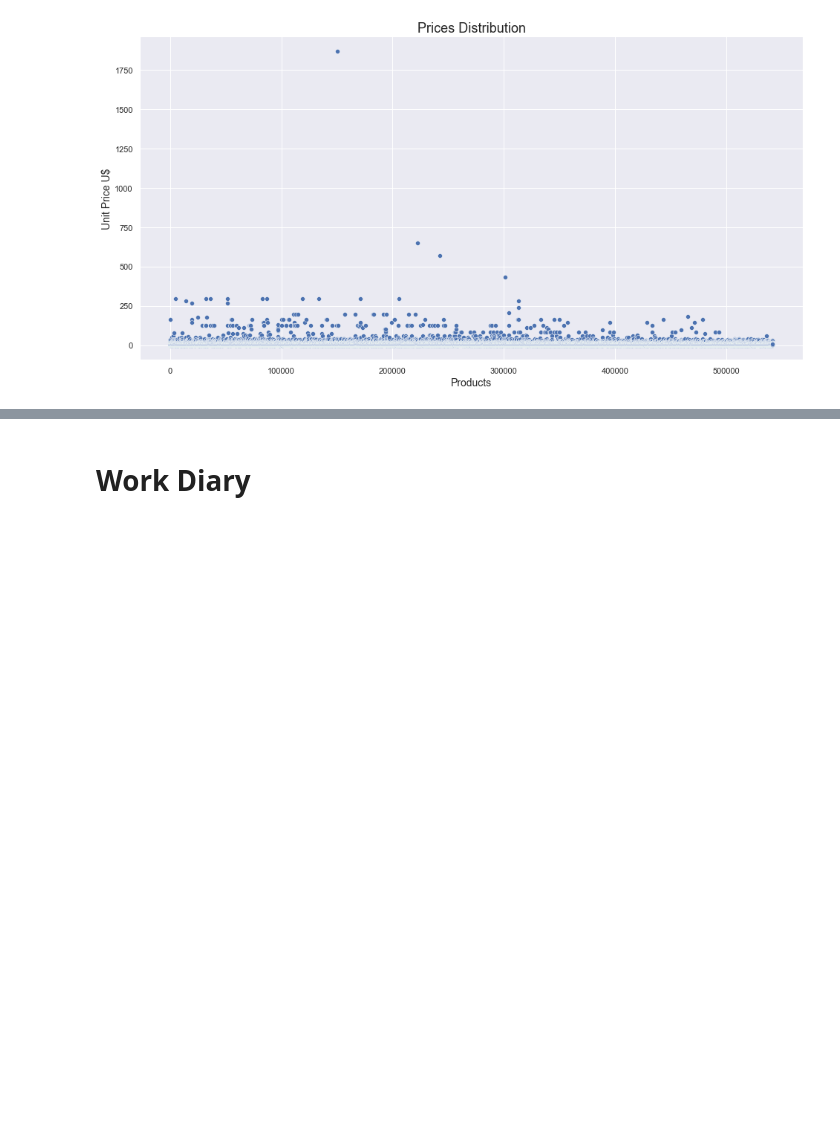
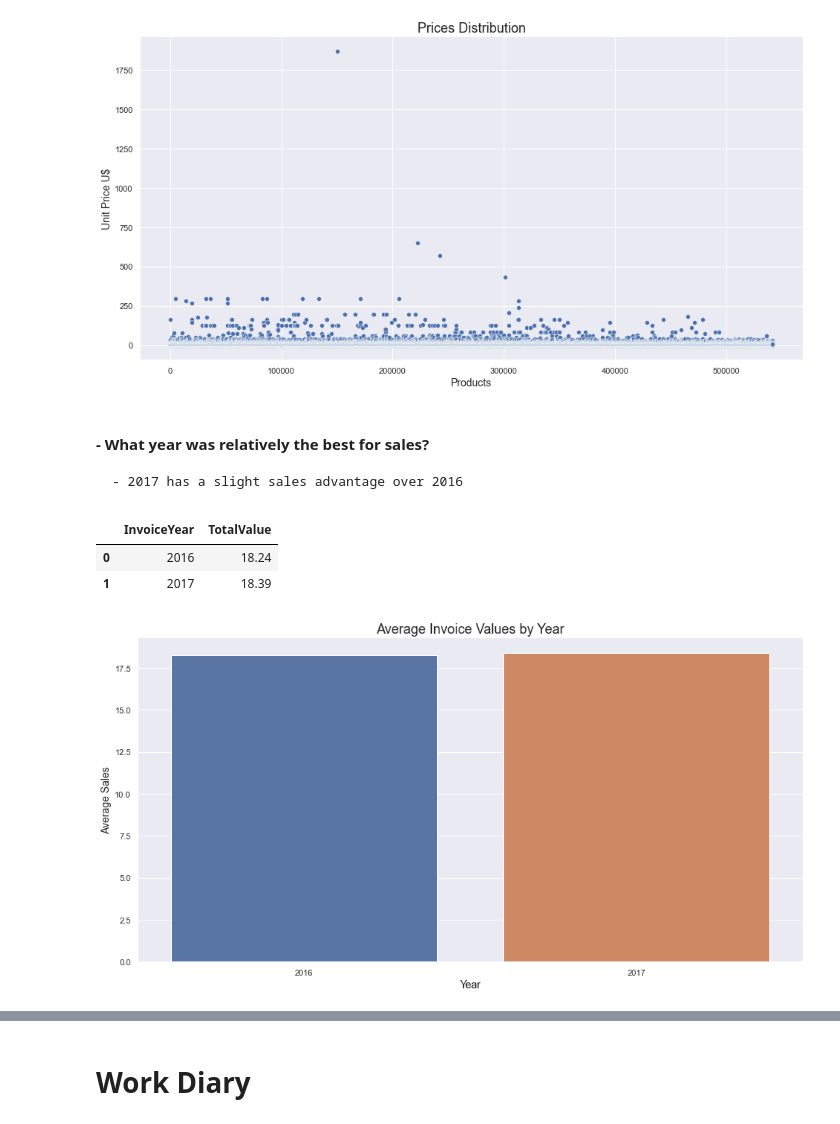
Before and after one commit to felipedmnq/PA05-Insiders-Program, a Jupyter notebook: Notebooks/c1.0-fdv-end-to-end-clustering-W2.ipynb, the cells around one changed output, grey strips where cells are left out. Saved outputs shown, nothing was run; the diff lists cells and outputs as text; code cells hidden in the pictures; blank space fills up the shorter version.

```diff
--- a/Notebooks/c1.0-fdv-end-to-end-clustering-W2.ipynb
+++ b/Notebooks/c1.0-fdv-end-to-end-clustering-W2.ipynb
@@ -206,6 +206,21 @@ pd.options.display.float_format = '{:.2f}'.format
 Populating the interactive namespace from numpy and matplotlib
 # %% [markdown]
 ## Helper Functions
+# %%
+def info_plot(title, xlabel, ylabel):
+    plt.title(title, fontsize = 18)
+    plt.xlabel(xlabel, fontsize = 14)
+    plt.ylabel(ylabel, fontsize = 14)
+
+def annot_plot(plot):
+    for p in plot.patches:
+        plot.annotate(format(int(p.get_height())),
+                       (p.get_x() + p.get_width() / 2., p.get_height()),
+                       ha = 'center', va = 'center',
+                       xytext = (0, 9),
+                       textcoords = 'offset points',
+                       fontsize = 14)
+    return None
 # %% [markdown]
 # Load Data
 # %%
@@ -848,4 +903,24 @@ plt.xlabel('Products', fontsize = 14)
 plt.ylabel('Unit Price U$', fontsize = 14);
 # %% [output]
 [figure]
+# %% [markdown]
+#### - What year was relatively the best for sales?
+
+    - 2017 has a slight sales advantage over 2016
+# %%
+# Grouping Total Invoice values by year to get the mean sale by invoice by year
+
+year_group_mean = df.groupby('InvoiceYear')['TotalValue'].mean()
+year_group_mean = pd.DataFrame(year_group_mean)
+year_group_mean.reset_index(inplace = True)
+year_group_mean
+# %% [output]
+|  | InvoiceYear | TotalValue |
+| 0 | 2016 | 18.24 |
+| 1 | 2017 | 18.39 |
+# %%
+ax = sns.barplot(x = 'InvoiceYear', y = 'TotalValue',data = year_group_mean)
+info_plot('Average Invoice Values by Year', 'Year', 'Average Sales')
+# %% [output]
+[figure, added]
 # %%
```
Also changed, not shown: parts of 37 cells of this notebook.
